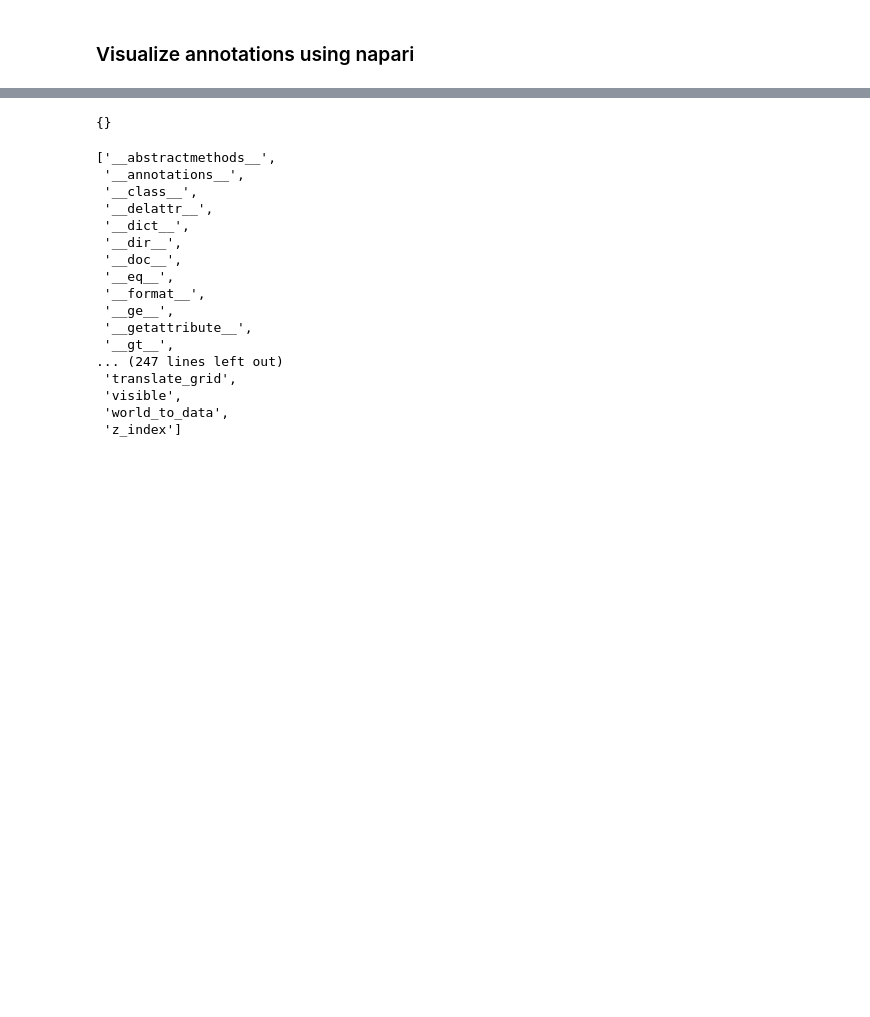
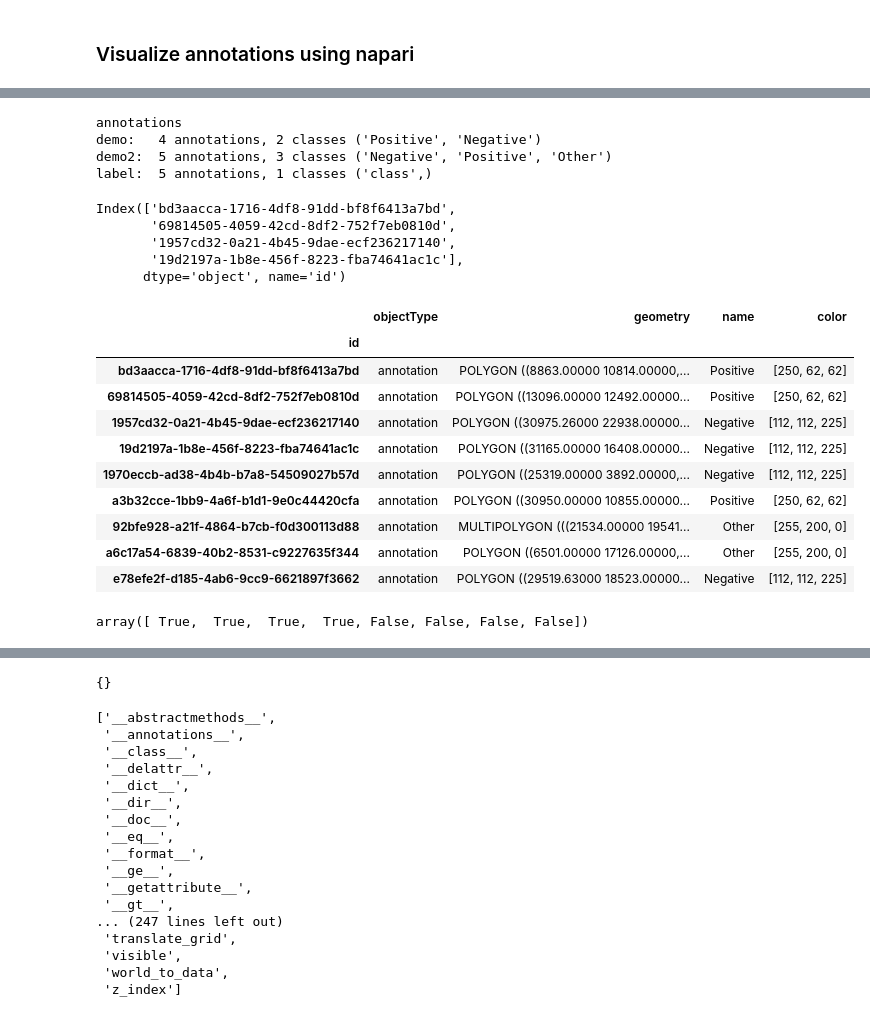
Before and after one commit to b-lemke98/InSituPy-1, a Jupyter notebook: notebooks/dev/04_InSituPy_demo_annotations_widget_tests.ipynb, the cells around one changed output, grey strips where cells are left out. Saved outputs shown, nothing was run; the diff lists cells and outputs as text; code cells hidden in the pictures; blank space fills up the shorter version.

```diff
--- a/notebooks/dev/04_InSituPy_demo_annotations_widget_tests.ipynb
+++ b/notebooks/dev/04_InSituPy_demo_annotations_widget_tests.ipynb
@@ -181,0 +247,7 @@ xd.viewer.layers['Shapes'].properties
+# %%
+xd.annotations
+# %% [output]
+annotations
+demo:   4 annotations, 2 classes ('Positive', 'Negative')
+demo2:  5 annotations, 3 classes ('Negative', 'Positive', 'Other')
+label:  5 annotations, 1 classes ('class',)
@@ -181,0 +257,11 @@ xd.viewer.layers['Shapes'].properties
+# %%
+df1 = xd.annotations.demo.set_index("id").copy()
+df2 = xd.annotations.demo2.set_index("id").copy()
+# %%
+df1.index
+# %% [output]
+Index(['bd3aacca-1716-4df8-91dd-bf8f6413a7bd',
+       '69814505-4059-42cd-8df2-752f7eb0810d',
+       '1957cd32-0a21-4b45-9dae-ecf236217140',
+       '19d2197a-1b8e-456f-8223-fba74641ac1c'],
+      dtype='object', name='id')
@@ -181,0 +270,14 @@ xd.viewer.layers['Shapes'].properties
+# %%
+pd.concat([df1, df2])
+# %% [output]
+|  | objectType | geometry | name | color |
+| id |  |  |  |  |
+| bd3aacca-1716-4df8-91dd-bf8f6413a7bd | annotation | POLYGON ((8863.00000 10814.00000,... | Positive | [250, 62, 62] |
+| 69814505-4059-42cd-8df2-752f7eb0810d | annotation | POLYGON ((13096.00000 12492.00000... | Positive | [250, 62, 62] |
+| 1957cd32-0a21-4b45-9dae-ecf236217140 | annotation | POLYGON ((30975.26000 22938.00000... | Negative | [112, 112, 225] |
+| 19d2197a-1b8e-456f-8223-fba74641ac1c | annotation | POLYGON ((31165.00000 16408.00000... | Negative | [112, 112, 225] |
+| 1970eccb-ad38-4b4b-b7a8-54509027b57d | annotation | POLYGON ((25319.00000 3892.00000,... | Negative | [112, 112, 225] |
+| a3b32cce-1bb9-4a6f-b1d1-9e0c44420cfa | annotation | POLYGON ((30950.00000 10855.00000... | Positive | [250, 62, 62] |
+| 92bfe928-a21f-4864-b7cb-f0d300113d88 | annotation | MULTIPOLYGON (((21534.00000 19541... | Other | [255, 200, 0] |
+| a6c17a54-6839-40b2-8531-c9227635f344 | annotation | POLYGON ((6501.00000 17126.00000,... | Other | [255, 200, 0] |
+| e78efe2f-d185-4ab6-9cc9-6621897f3662 | annotation | POLYGON ((29519.63000 18523.00000... | Negative | [112, 112, 225] |
@@ -181,0 +287,4 @@ xd.viewer.layers['Shapes'].properties
+# %%
+~ddf.index.duplicated()
+# %% [output]
+array([ True,  True,  True,  True, False, False, False, False])
```
Also changed, not shown: parts of 25 cells of this notebook, 5 other files.
